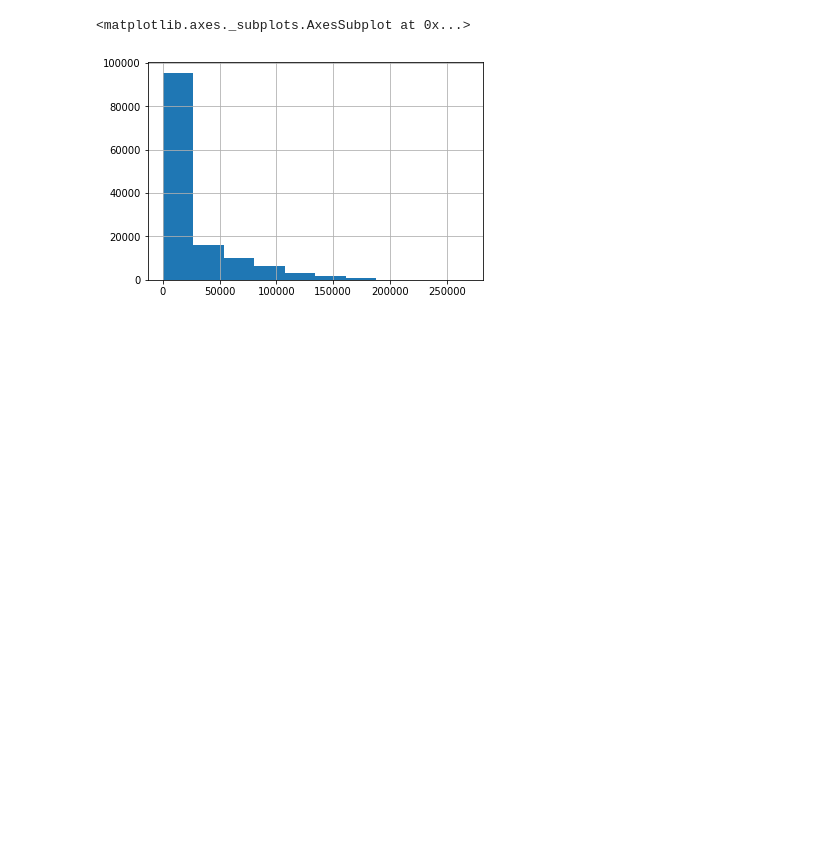
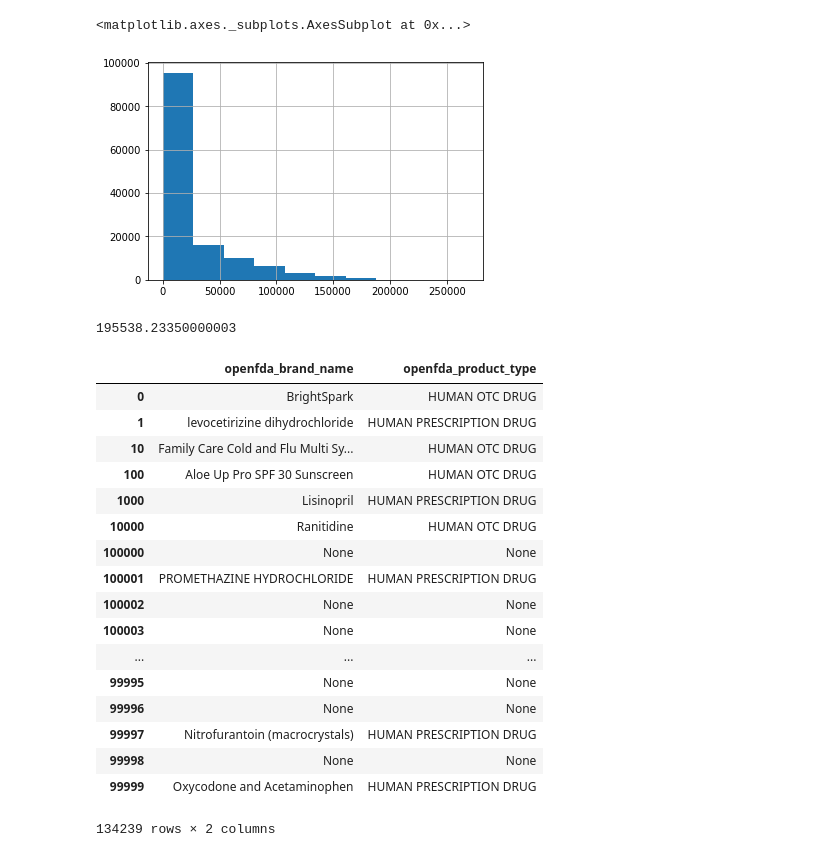
Before and after one commit to batmanlab/drugEmbedding, a Jupyter notebook: notebooks/drug_label_analysis.ipynb, the cells around one changed output. Cells and saved outputs as stored; diff of their text form; code cells hidden in the pictures; blank space fills up the shorter version.

```diff
--- a/notebooks/drug_label_analysis.ipynb
+++ b/notebooks/drug_label_analysis.ipynb
@@ -105,3 +117,28 @@ df.total_chars.hist()
 # %% [output]
 <matplotlib.axes._subplots.AxesSubplot at 0x...>
 [figure]
+# %%
+df.query('openfda_product_type == "HUMAN PRESCRIPTION DRUG"').total_chars.sum()/100*0.01
+# %% [output]
+195538.23350000003
+# %%
+df[['openfda_brand_name', 'openfda_product_type']]
+# %% [output]
+|  | openfda_brand_name | openfda_product_type |
+| 0 | BrightSpark | HUMAN OTC DRUG |
+| 1 | levocetirizine dihydrochloride | HUMAN PRESCRIPTION DRUG |
+| 10 | Family Care Cold and Flu Multi Sy... | HUMAN OTC DRUG |
+| 100 | Aloe Up Pro SPF 30 Sunscreen | HUMAN OTC DRUG |
+| 1000 | Lisinopril | HUMAN PRESCRIPTION DRUG |
+| 10000 | Ranitidine | HUMAN OTC DRUG |
+| 100000 | None | None |
+| 100001 | PROMETHAZINE HYDROCHLORIDE | HUMAN PRESCRIPTION DRUG |
+| 100002 | None | None |
+| 100003 | None | None |
+| ... | ... | ... |
+| 99995 | None | None |
+| 99996 | None | None |
+| 99997 | Nitrofurantoin (macrocrystals) | HUMAN PRESCRIPTION DRUG |
+| 99998 | None | None |
+| 99999 | Oxycodone and Acetaminophen | HUMAN PRESCRIPTION DRUG |
+134239 rows × 2 columns
```
Also changed, not shown: parts of 7 cells of this notebook, 3 other files.
